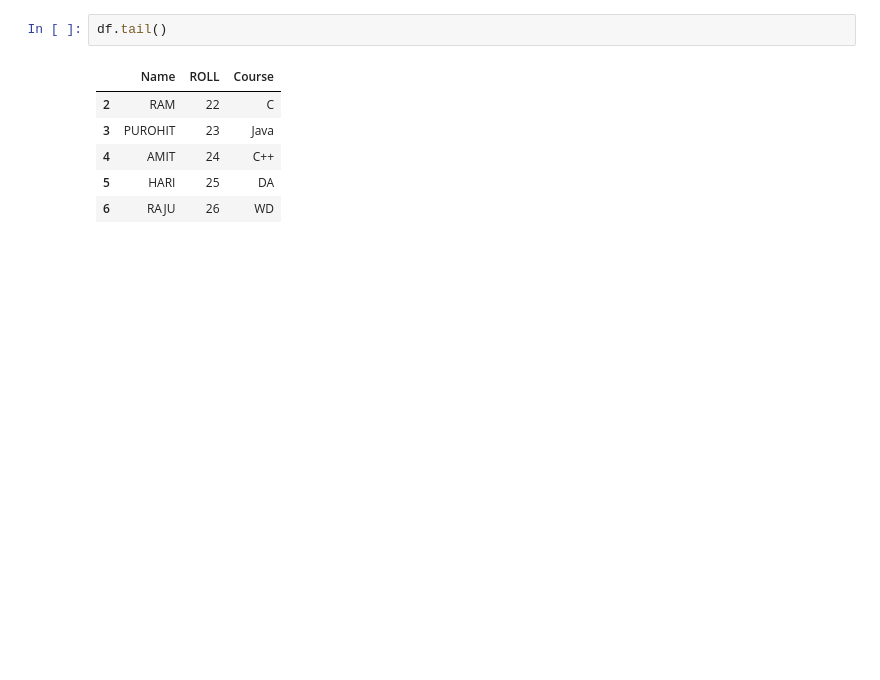
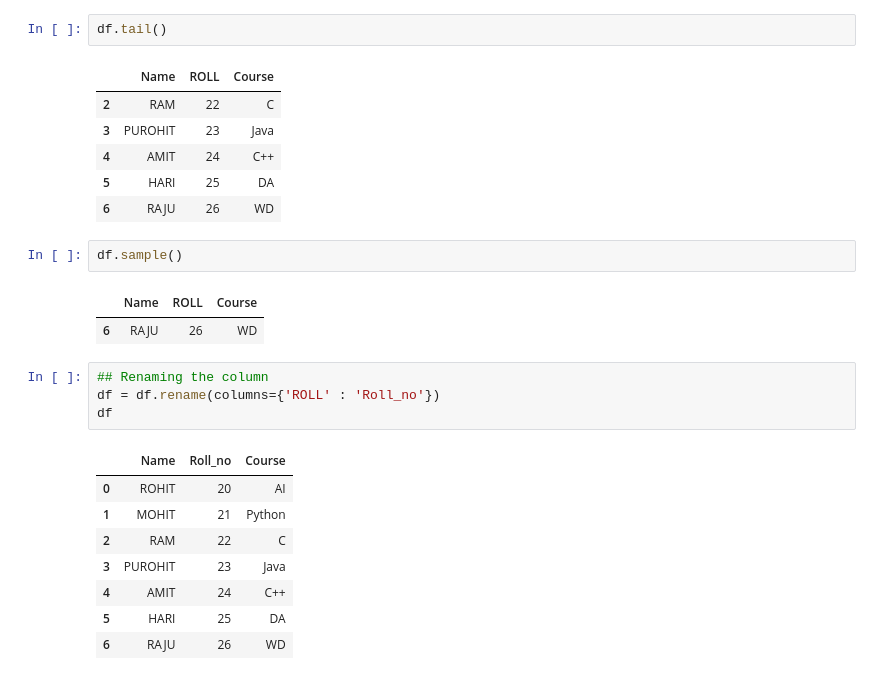
Before and after one commit to HanadIsmail/cttc-ai-ml-training, a Jupyter notebook: week1/Pandas/Pandas_notes.ipynb, the cells around one changed output. Cells and saved outputs as stored; diff of their text form; blank space fills up the shorter version.

```diff
--- a/week1/Pandas/Pandas_notes.ipynb
+++ b/week1/Pandas/Pandas_notes.ipynb
@@ -185,3 +185,21 @@ df.tail()
 | 4 | AMIT | 24 | C++ |
 | 5 | HARI | 25 | DA |
 | 6 | RAJU | 26 | WD |
+# %%
+df.sample()
+# %% [output]
+|  | Name | ROLL | Course |
+| 6 | RAJU | 26 | WD |
+# %%
+## Renaming the column
+df = df.rename(columns={'ROLL' : 'Roll_no'})
+df
+# %% [output]
+|  | Name | Roll_no | Course |
+| 0 | ROHIT | 20 | AI |
+| 1 | MOHIT | 21 | Python |
+| 2 | RAM | 22 | C |
+| 3 | PUROHIT | 23 | Java |
+| 4 | AMIT | 24 | C++ |
+| 5 | HARI | 25 | DA |
+| 6 | RAJU | 26 | WD |
```
Also changed, not shown: parts of 21 cells of this notebook, 2 other files.
